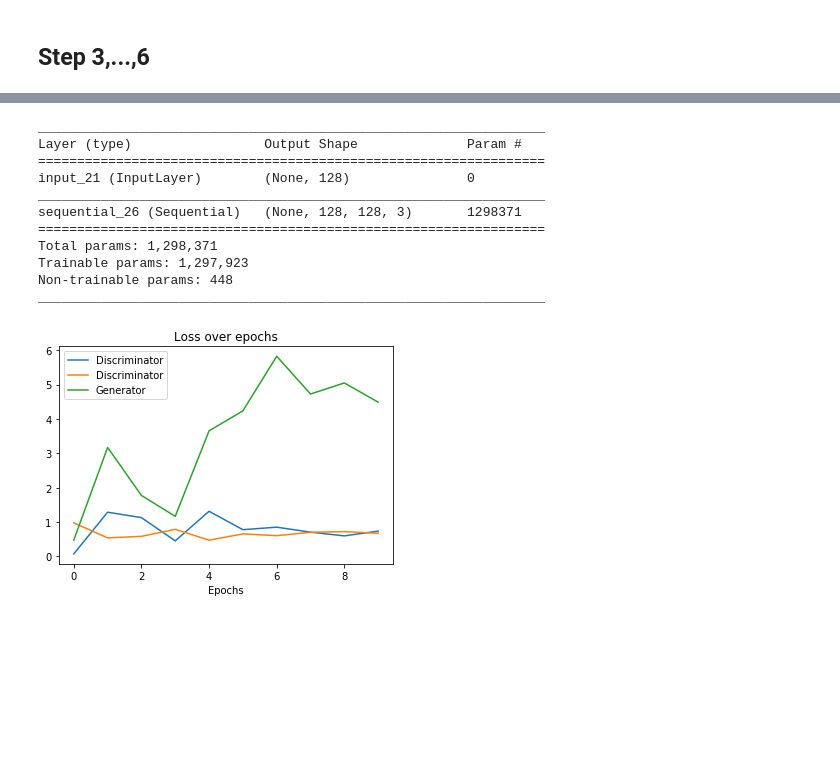
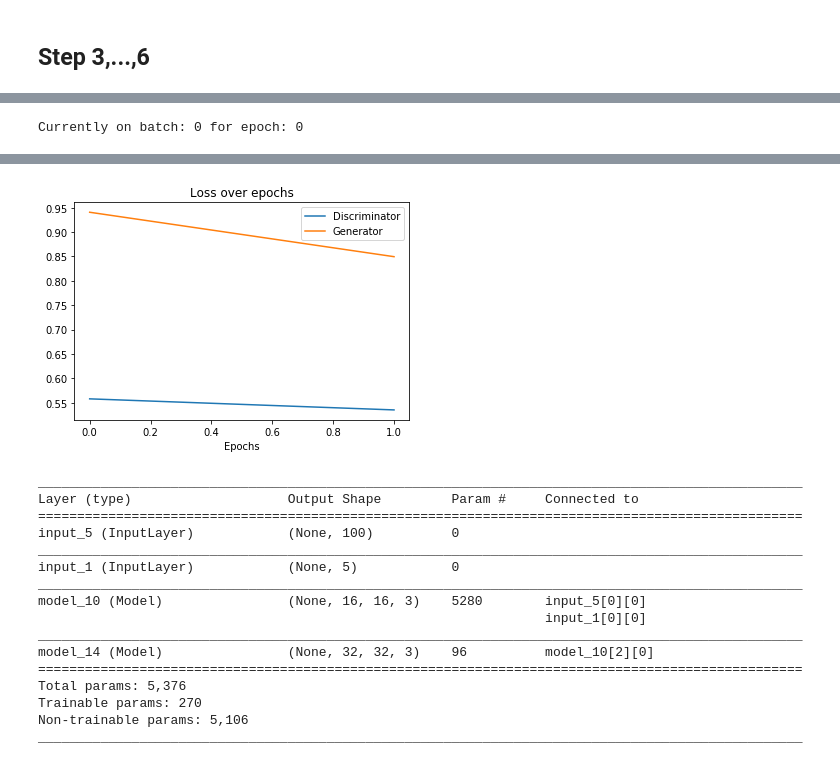
Before and after one commit to isakhjortgren/SSY340-GAN-project, a Jupyter notebook: Project.ipynb, the cells around one changed output, grey strips where cells are left out. Cells and saved outputs as stored; diff of their text form; code cells hidden in the pictures; blank space fills up the shorter version.

```diff
--- a/Project.ipynb
+++ b/Project.ipynb
@@ -398,0 +429,5 @@ def train_gan(discriminator, generator, combined_model, epochs=10, batches_per_e
+# %%
+d_loss_hist, g_loss_hist = train_gan(discriminator, current_generator_model, combined, epochs=epochs, batches_per_epoch=3)
+plot_history(d_loss_hist, g_loss_hist)
+# %% [output]
+Currently on batch: 0 for epoch: 0
@@ -399,27 +437,20 @@ def train_gan(discriminator, generator, combined_model, epochs=10, batches_per_e
+[figure, added]
 # %%
-generator.summary()
+current_generator_model.summary()
 # %% [output]
-_________________________________________________________________
-Layer (type)                 Output Shape              Param #
-=================================================================
-input_21 (InputLayer)        (None, 128)               0
-_________________________________________________________________
-sequential_26 (Sequential)   (None, 128, 128, 3)       1298371
-=================================================================
-Total params: 1,298,371
-Trainable params: 1,297,923
-Non-trainable params: 448
-_________________________________________________________________
+__________________________________________________________________________________________________
+Layer (type)                    Output Shape         Param #     Connected to
+==================================================================================================
+input_5 (InputLayer)            (None, 100)          0
+__________________________________________________________________________________________________
+input_1 (InputLayer)            (None, 5)            0
+__________________________________________________________________________________________________
+model_10 (Model)                (None, 16, 16, 3)    5280        input_5[0][0]
+                                                                 input_1[0][0]
+__________________________________________________________________________________________________
+model_14 (Model)                (None, 32, 32, 3)    96          model_10[2][0]
+==================================================================================================
+Total params: 5,376
+Trainable params: 270
+Non-trainable params: 5,106
+__________________________________________________________________________________________________
-# %%
-def plot_history(d_loss_hist, g_loss_hist):
-
-    plt.figure()
-    plt.plot(d_loss_hist, label='Discriminator')
-    plt.plot(g_loss_hist, label='Generator')
-    plt.xlabel('Epochs')
-    plt.legend(loc='best')
-    plt.title('Loss over epochs')
-
-plot_history(d_loss_hist, g_loss_hist)
-# %% [output]
-[figure, removed]
```
Also changed, not shown: parts of 11 cells of this notebook.
